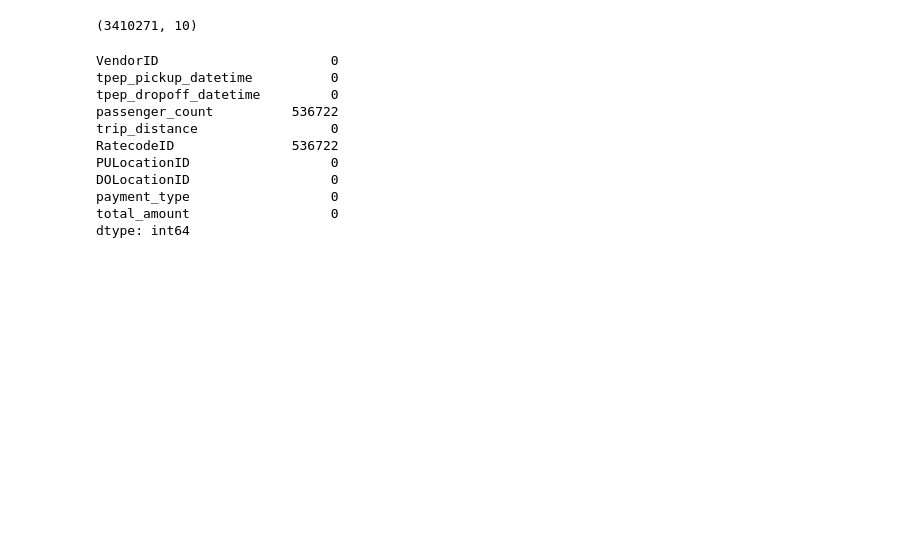
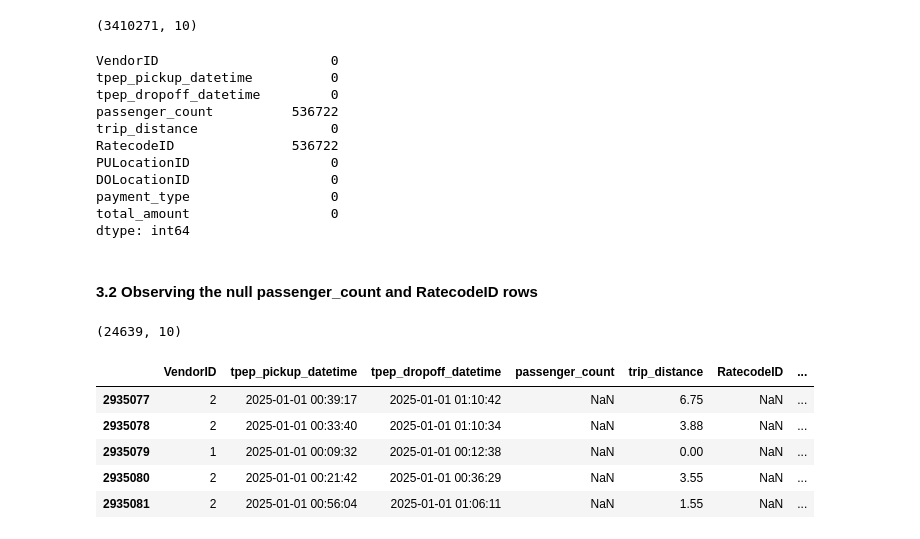
Before and after one commit to Meechymeech/New-York-Taxi-Analysis, a Jupyter notebook: Presentable Notebook.ipynb, the cells around one changed output. Cells and saved outputs as stored; diff of their text form; code cells hidden in the pictures; blank space fills up the shorter version.

```diff
--- a/Presentable Notebook.ipynb
+++ b/Presentable Notebook.ipynb
@@ -221,3 +222,18 @@ DOLocationID                  0
 payment_type                  0
 total_amount                  0
 dtype: int64
+# %% [markdown]
+#### 3.2 Observing the null passenger_count and RatecodeID rows
+# %%
+taxi_data_filtered[taxi_data_filtered['passenger_count']==0].shape
+# %% [output]
+(24639, 10)
+# %%
+taxi_data_filtered[taxi_data_filtered['passenger_count'].isna()].head()
+# %% [output]
+|  | VendorID | tpep_pickup_datetime | tpep_dropoff_datetime | passenger_count | trip_distance | RatecodeID | ... |
+| 2935077 | 2 | 2025-01-01 00:39:17 | 2025-01-01 01:10:42 | NaN | 6.75 | NaN | ... |
+| 2935078 | 2 | 2025-01-01 00:33:40 | 2025-01-01 01:10:34 | NaN | 3.88 | NaN | ... |
+| 2935079 | 1 | 2025-01-01 00:09:32 | 2025-01-01 00:12:38 | NaN | 0.00 | NaN | ... |
+| 2935080 | 2 | 2025-01-01 00:21:42 | 2025-01-01 00:36:29 | NaN | 3.55 | NaN | ... |
+| 2935081 | 2 | 2025-01-01 00:56:04 | 2025-01-01 01:06:11 | NaN | 1.55 | NaN | ... |
```
Also changed, not shown: parts of 14 cells of this notebook.
